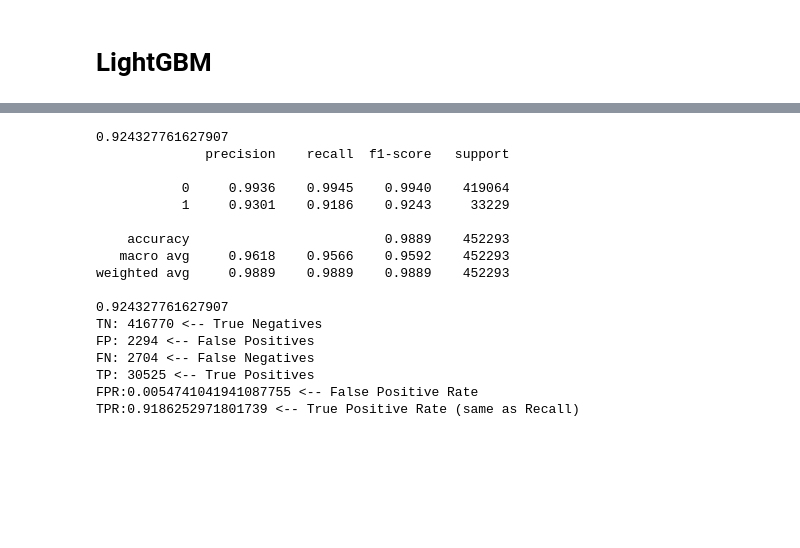
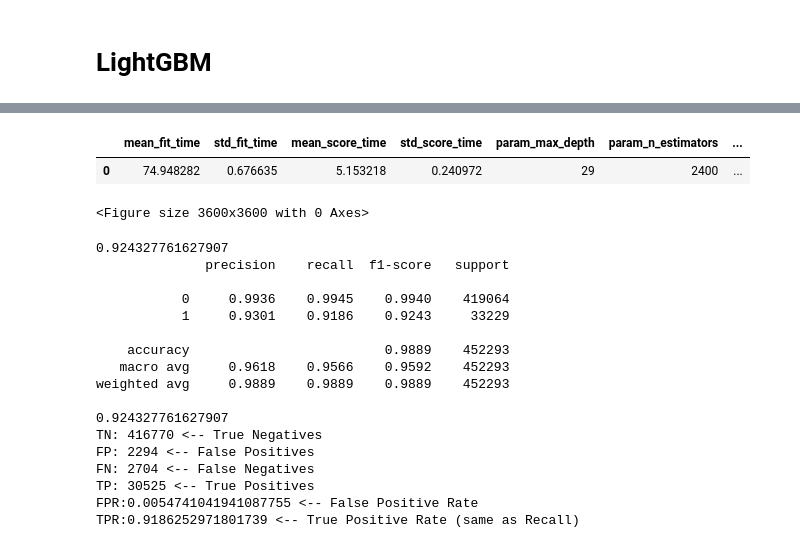
Before and after one commit to OviOvocny/dr-playground, a Jupyter notebook: LightGBM-malware-demo.ipynb, the cells around one changed output, grey strips where cells are left out. Saved outputs shown, nothing was run; the diff lists cells and outputs as text; code cells hidden in the pictures; blank space fills up the shorter version.

```diff
--- a/LightGBM-malware-demo.ipynb
+++ b/LightGBM-malware-demo.ipynb
@@ -191,6 +186,6 @@ weighted avg     0.9889    0.9889    0.9889    452293
 # %%
 # Hyperparameter tuning
-run_grid_search = False  # <--------------- TADY JE POTREBA TO ZAPNOUT (pokud chces tunit)
+run_grid_search = True  # <--------------- TADY JE POTREBA TO ZAPNOUT (pokud chces tunit)
 if run_grid_search:
     import pandas as pd
     from sklearn.model_selection import train_test_split
@@ -205,26 +200,31 @@ if run_grid_search:
     params = {
         'objective': 'binary',  # binary classification
         'boosting_type': 'gbdt',  # Gradient Boosting Decision Tree
-        #'n_estimators': 50,  # Number of boosted trees to fit, equivalent to number of boosting iterations
         'random_state': 7,
-        "n_estimators": 897,
-        "num_leaves": 59,
-        "max_depth": 20,
-        #"learning_rate": 0.1,
+        #"n_estimators": 2400,
+        #"num_leaves": 7,,
+        "max_depth": 29,
+        "learning_rate": 0.1,
         "objective": "binary",
-        "min_child_samples": "27",
+        "min_child_samples": 27,
+        "min_split_gain": 0.1,
         'colsample_bytree': 0.9,
         "reg_lambda": 0.1,
+        "min_child_samples": 49
     }
 
     clf = LGBMClassifier(**params)  # Updated classifier instantiation
 
     # this is your grid of parameters to search through, every combination will be tried
     grid = {
+        "n_estimators": [2400],
+        "num_leaves": [67],
+        "max_depth": [29]
+
         #"n_estimators": [897],
         #"num_leaves": [59],
         #"max_depth": [20],
-        "learning_rate": [0.11, 0.12, 0.13, 0.2],
+        #"learning_rate": [0.11, 0.12, 0.13, 0.2],
         #"subsample": [0.1],
         #reg_lambda": [0.1],
         #'min_split_gain' : [0.0, 0.1, 0.2]
@@ -287,3 +324,10 @@ if run_grid_search:
+# %%
+plt.savefig("cfm_lgbm_MESS" + model_name + ".pdf")
+scores
+# %% [output]
+|  | mean_fit_time | std_fit_time | mean_score_time | std_score_time | param_max_depth | param_n_estimators | ... |
+| 0 | 74.948282 | 0.676635 | 5.153218 | 0.240972 | 29 | 2400 | ... |
+<Figure size 3600x3600 with 0 Axes>
 # %%
 
 import pickle
```
Also changed, not shown: parts of 4 cells of this notebook, 10 other files.
